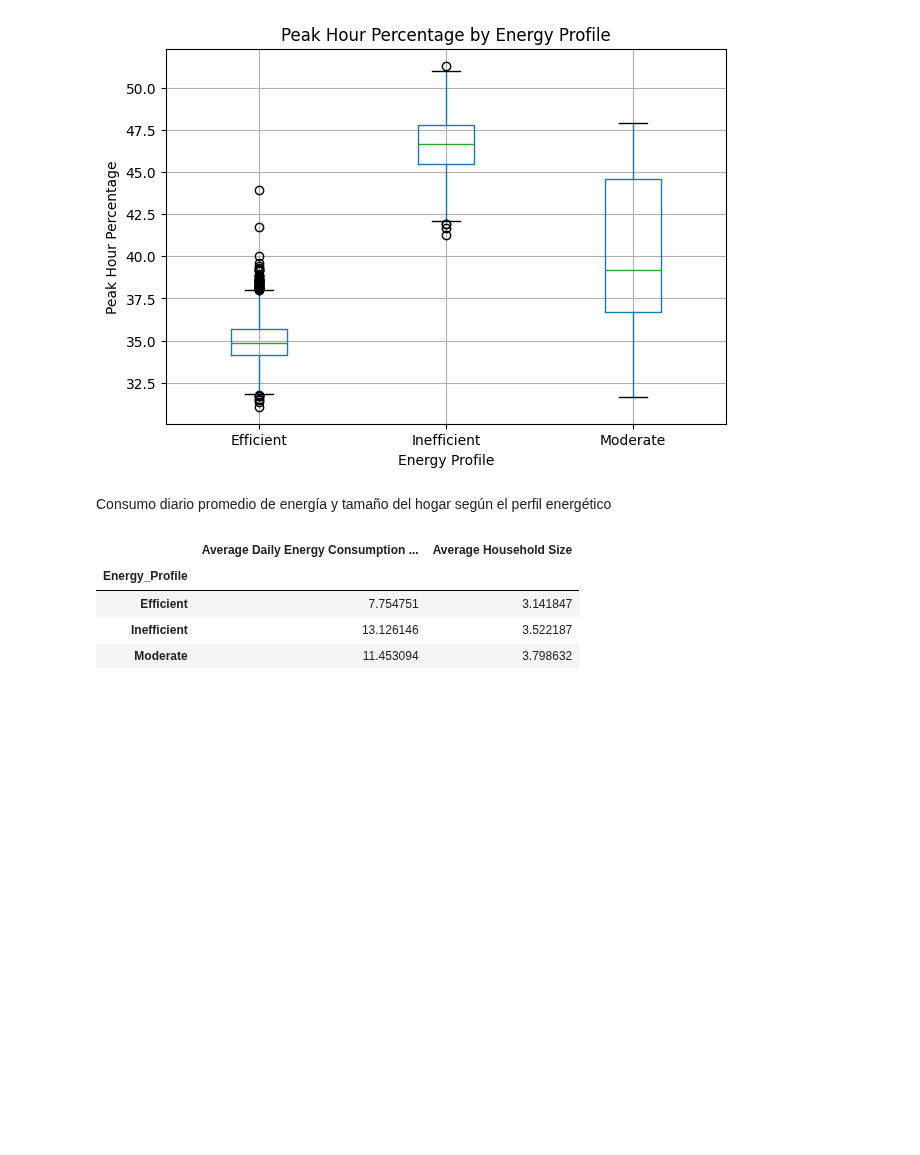
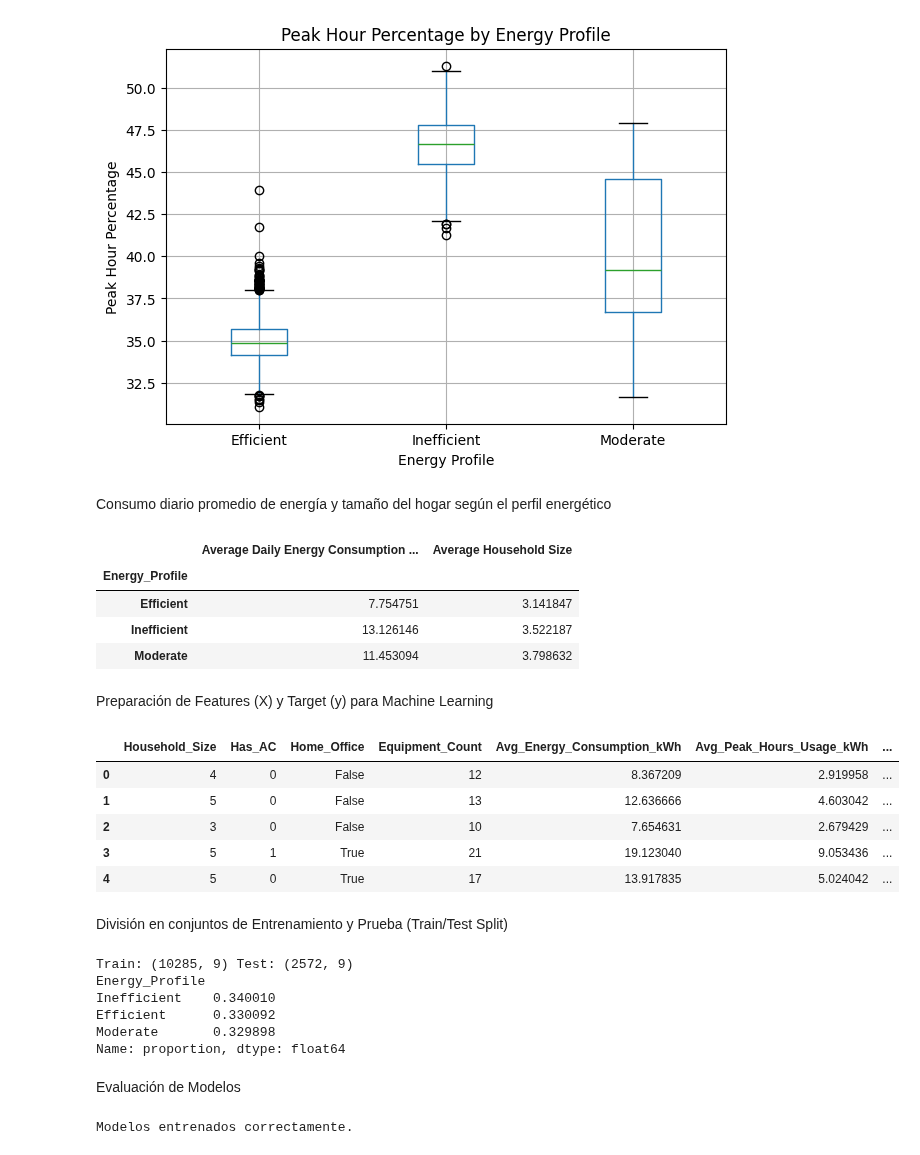
Before and after one commit to No-Country-simulation/G9-LATAM-Team-57, a Jupyter notebook: Copia_de_No_Country_simulation_G9_LATAM_Team_57.ipynb, the cells around one changed output. Saved outputs shown, nothing was run; the diff lists cells and outputs as text; code cells hidden in the pictures; blank space fills up the shorter version.

Commit message:
Modelos
Random Forest (mi recomendación) o Árbol de Decisión? Una vez que decidamos, seguimos con las recomendaciones basadas en reglas y la serialización del modelo.

```diff
--- a/Copia_de_No_Country_simulation_G9_LATAM_Team_57.ipynb
+++ b/Copia_de_No_Country_simulation_G9_LATAM_Team_57.ipynb
@@ -1193,3 +1194,74 @@ tabla_consumo
 | Efficient | 7.754751 | 3.141847 |
 | Inefficient | 13.126146 | 3.522187 |
 | Moderate | 11.453094 | 3.798632 |
+# %% [markdown]
+Preparación de Features (X) y Target (y) para Machine Learning
+# %%
+# Seleccionamos las variables de entrada (features), evitando usar las mismas
+# variables con las que se construyó el Energy_Profile (Consumption_per_Person
+# y Avg_Peak_Hour_Percentage), para que el modelo aprenda un patrón real
+# y no memorice la fórmula del score (data leakage).
+
+features = [
+    "Household_Size", "Has_AC", "Home_Office", "Housing_Type",
+    "Equipment_Count", "Avg_Energy_Consumption_kWh",
+    "Avg_Peak_Hours_Usage_kWh", "Avg_Temperature_C"
+]
+
+X = viviendas_final[features].copy()
+y = viviendas_final["Energy_Profile"].copy()
+
+# Encoding de la variable categórica Housing_Type
+X = pd.get_dummies(X, columns=["Housing_Type"], drop_first=True)
+
+X.head()
+# %% [output]
+|  | Household_Size | Has_AC | Home_Office | Equipment_Count | Avg_Energy_Consumption_kWh | Avg_Peak_Hours_Usage_kWh | ... |
+| 0 | 4 | 0 | False | 12 | 8.367209 | 2.919958 | ... |
+| 1 | 5 | 0 | False | 13 | 12.636666 | 4.603042 | ... |
+| 2 | 3 | 0 | False | 10 | 7.654631 | 2.679429 | ... |
+| 3 | 5 | 1 | True | 21 | 19.123040 | 9.053436 | ... |
+| 4 | 5 | 0 | True | 17 | 13.917835 | 5.024042 | ... |
+# %% [markdown]
+División en conjuntos de Entrenamiento y Prueba (Train/Test Split)
+# %%
+from sklearn.model_selection import train_test_split
+
+X_train, X_test, y_train, y_test = train_test_split(
+    X, y,
+    test_size=0.2,
+    random_state=42,
+    stratify=y
+)
+
+print("Train:", X_train.shape, "Test:", X_test.shape)
+print(y_train.value_counts(normalize=True))
+# %% [output]
+Train: (10285, 9) Test: (2572, 9)
+Energy_Profile
+Inefficient    0.340010
+Efficient      0.330092
+Moderate       0.329898
+Name: proportion, dtype: float64
+# %% [markdown]
+Evaluación de Modelos
+# %%
+from sklearn.linear_model import LogisticRegression
+from sklearn.ensemble import RandomForestClassifier
+from sklearn.tree import DecisionTreeClassifier
+
+# Regresión Logística
+log_reg = LogisticRegression(max_iter=1000, random_state=42)
+log_reg.fit(X_train, y_train)
+
+# Random Forest
+rf = RandomForestClassifier(n_estimators=200, random_state=42)
+rf.fit(X_train, y_train)
+
+# Árbol de Decisión
+tree = DecisionTreeClassifier(random_state=42)
+tree.fit(X_train, y_train)
+
+print("Modelos entrenados correctamente.")
+# %% [output]
+Modelos entrenados correctamente.
```
Also changed, not shown: parts of 4 cells of this notebook.
